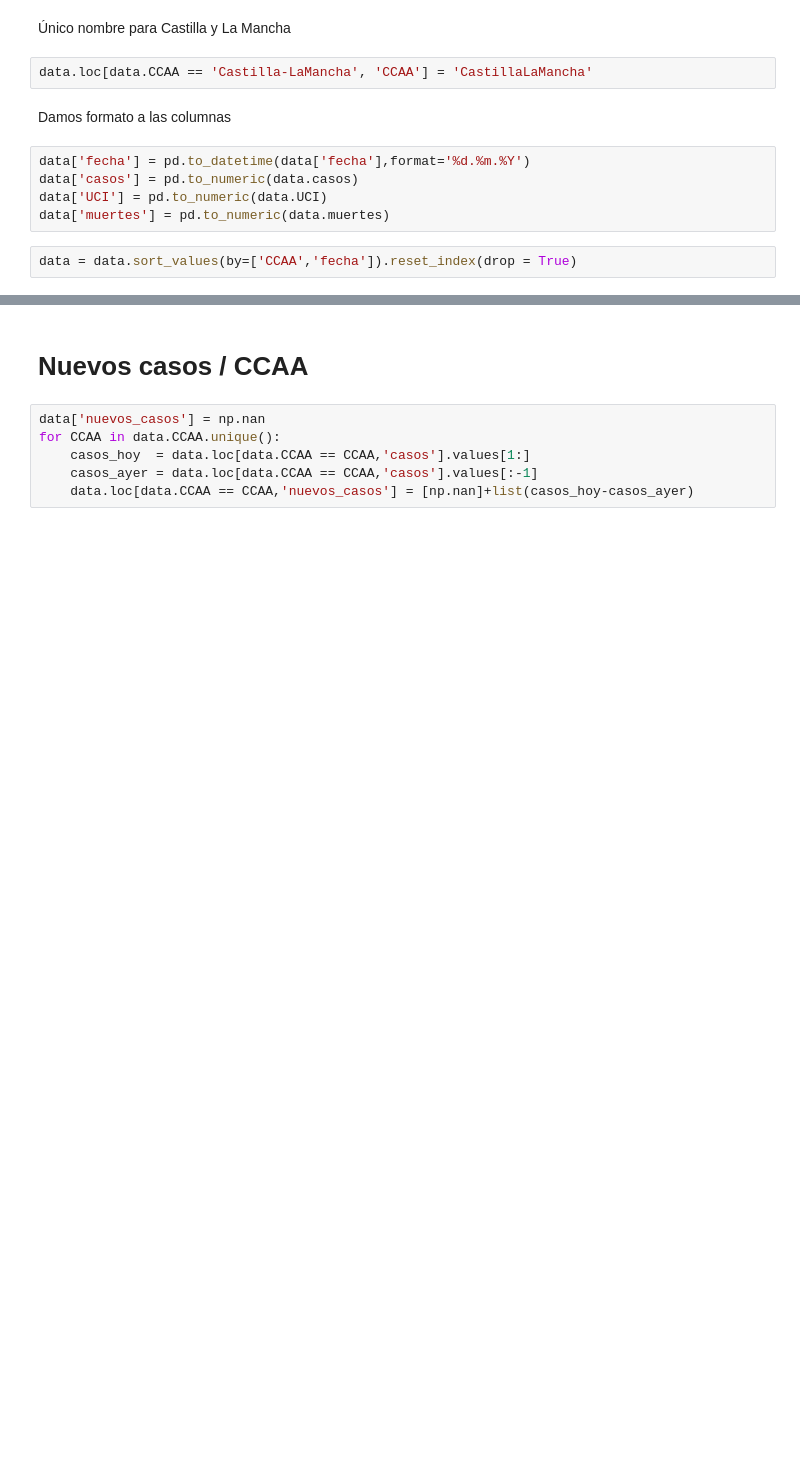
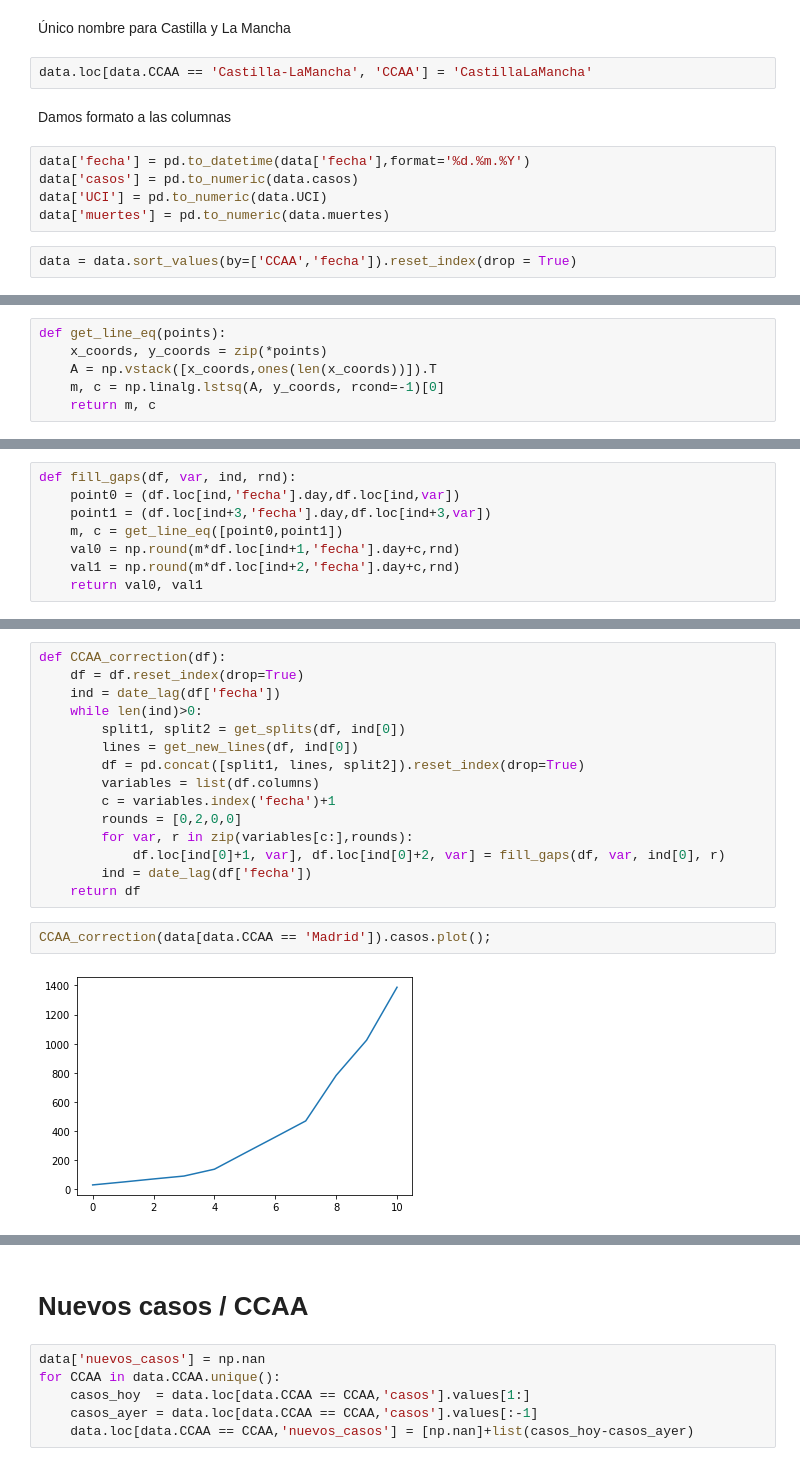
Before and after one commit to victorvicpal/COVID19_es, a Jupyter notebook: join_data.ipynb, the cells around one changed output, grey strips where cells are left out. Saved outputs shown, nothing was run; the diff lists cells and outputs as text; blank space fills up the shorter version.

```diff
--- a/join_data.ipynb
+++ b/join_data.ipynb
@@ -34,0 +92,6 @@ data = data.sort_values(by=['CCAA','fecha']).reset_index(drop = True)
+# %%
+def get_line_eq(points):
+    x_coords, y_coords = zip(*points)
+    A = np.vstack([x_coords,ones(len(x_coords))]).T
+    m, c = np.linalg.lstsq(A, y_coords, rcond=-1)[0]
+    return m, c
@@ -34,0 +102,8 @@ data = data.sort_values(by=['CCAA','fecha']).reset_index(drop = True)
+# %%
+def fill_gaps(df, var, ind, rnd):
+    point0 = (df.loc[ind,'fecha'].day,df.loc[ind,var])
+    point1 = (df.loc[ind+3,'fecha'].day,df.loc[ind+3,var])
+    m, c = get_line_eq([point0,point1])
+    val0 = np.round(m*df.loc[ind+1,'fecha'].day+c,rnd)
+    val1 = np.round(m*df.loc[ind+2,'fecha'].day+c,rnd)
+    return val0, val1
@@ -34,0 +116,19 @@ data = data.sort_values(by=['CCAA','fecha']).reset_index(drop = True)
+# %%
+def CCAA_correction(df):
+    df = df.reset_index(drop=True)
+    ind = date_lag(df['fecha'])
+    while len(ind)>0:
+        split1, split2 = get_splits(df, ind[0])
+        lines = get_new_lines(df, ind[0])
+        df = pd.concat([split1, lines, split2]).reset_index(drop=True)
+        variables = list(df.columns)
+        c = variables.index('fecha')+1
+        rounds = [0,2,0,0]
+        for var, r in zip(variables[c:],rounds):
+            df.loc[ind[0]+1, var], df.loc[ind[0]+2, var] = fill_gaps(df, var, ind[0], r)
+        ind = date_lag(df['fecha'])
+    return df
+# %%
+CCAA_correction(data[data.CCAA == 'Madrid']).casos.plot();
+# %% [output]
+[figure, added]
```
Also changed, not shown: parts of 20 cells of this notebook.
